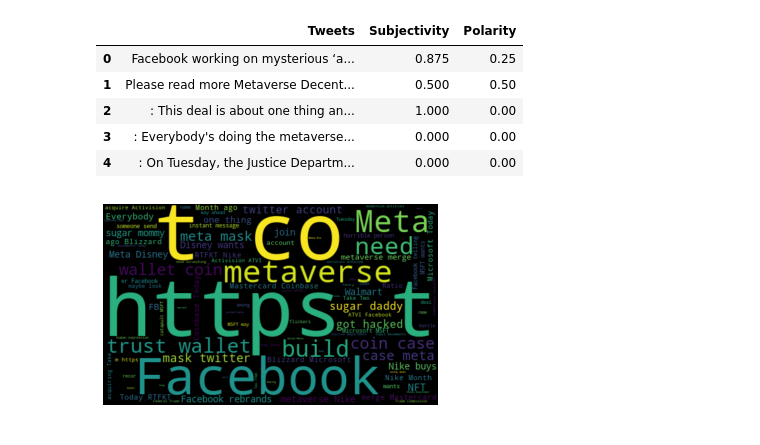
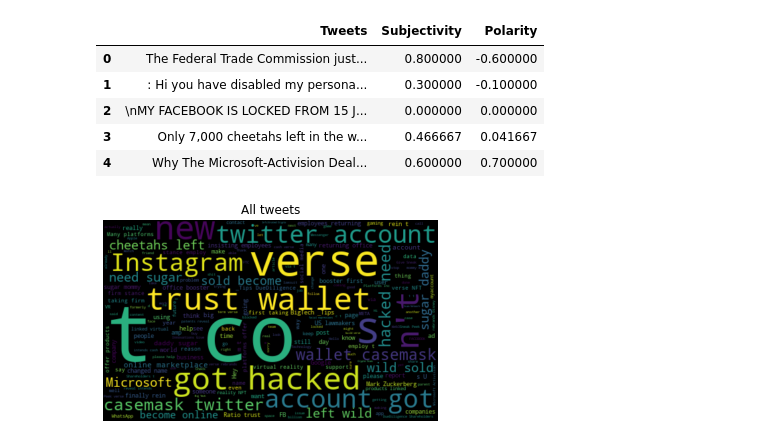
Before and after one commit to rvidxr666/Meta-Tweets, a Jupyter notebook: Twitter Sentiment Analysis.ipynb, the cells around one changed output. Saved outputs shown, nothing was run; the diff lists cells and outputs as text; code cells hidden in the pictures.

```diff
--- a/Twitter Sentiment Analysis.ipynb
+++ b/Twitter Sentiment Analysis.ipynb
@@ -62,0 +114,3 @@ Name: Tweets, Length: 100, dtype: object
+# %%
+df_test["Tweets"] = df_test["Tweets"].apply(lambda x: more_cleaning(x, ["Facebook", "meta", "Meta", "metaverse", "coin"]))
+df_test["Tweets"] = df_test["Tweets"].apply(remove_stopwords)
@@ -64,22 +134,23 @@ Name: Tweets, Length: 100, dtype: object
 def getSubjectivity(text):
     return TextBlob(text).sentiment.subjectivity
 
-def getPolarity(text):
+def getAPolarity(text):
     return TextBlob(text).sentiment.polarity
 # %%
-df["Subjectivity"] = df["Tweets"].apply(getSubjectivity)
-df["Polarity"] = df["Tweets"].apply(getPolarity)
+df_test["Subjectivity"] = df_test["Tweets"].apply(getSubjectivity)
+df_test["Polarity"] = df_test["Tweets"].apply(getPolarity)
 # %%
-df.head()
+df_test.head()
 # %% [output]
 |  | Tweets | Subjectivity | Polarity |
-| 0 | Facebook working on mysterious ‘a... | 0.875 | 0.25 |
-| 1 | Please read more Metaverse Decent... | 0.500 | 0.50 |
-| 2 | : This deal is about one thing an... | 1.000 | 0.00 |
-| 3 | : Everybody's doing the metaverse... | 0.000 | 0.00 |
-| 4 | : On Tuesday, the Justice Departm... | 0.000 | 0.00 |
+| 0 | The Federal Trade Commission just... | 0.800000 | -0.600000 |
+| 1 | : Hi you have disabled my persona... | 0.300000 | -0.100000 |
+| 2 | \nMY FACEBOOK IS LOCKED FROM 15 J... | 0.000000 | 0.000000 |
+| 3 | Only 7,000 cheetahs left in the w... | 0.466667 | 0.041667 |
+| 4 | Why The Microsoft-Activision Deal... | 0.600000 | 0.700000 |
 # %%
-def create_worscloud(tweets):
+def create_wordscloud(tweets, title):
+    plt.title(title)
     allWords = " ".join([twt for twt in tweets])
     wordCloud = WordCloud(width=500, height=300, random_state=21, max_font_size=119).generate(allWords)
 
@@ -87,6 +158,6 @@ def create_worscloud(tweets):
     plt.axis("off")
     plt.show()
 # %%
-create_worscloud(df["Tweets"])
+create_wordscloud(df_test["Tweets"], "All tweets")
 # %% [output]
-[figure, old version]
+[figure, new version]
```
Also changed, not shown: parts of 21 cells of this notebook.
